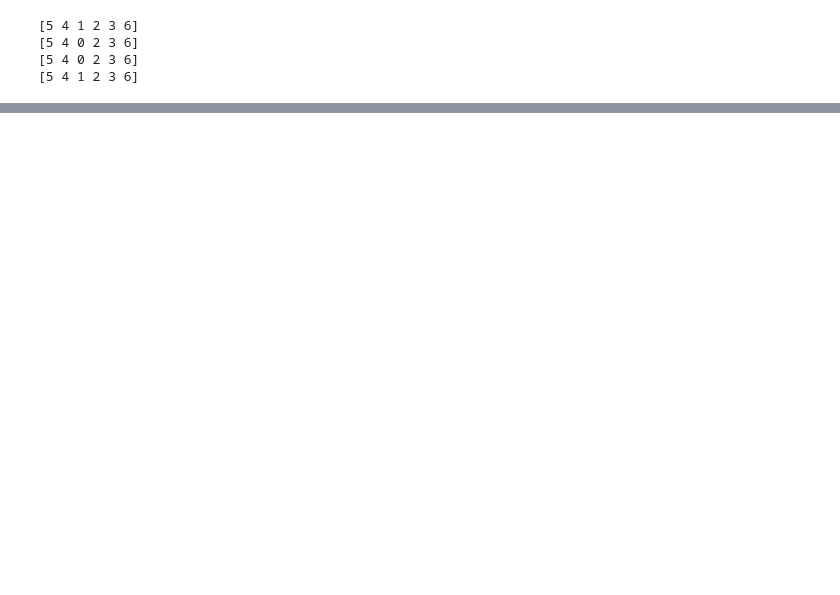
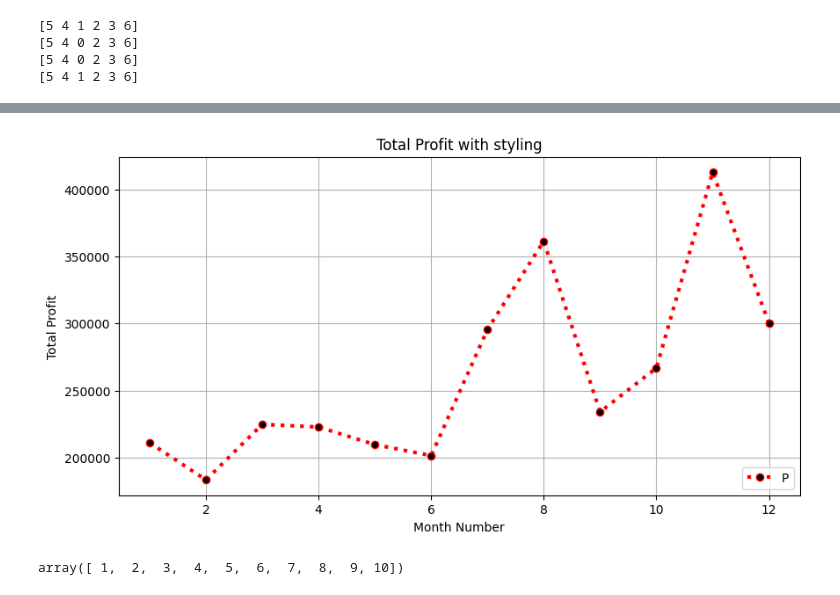
Before and after one commit to Xlength/GLA, a Jupyter notebook: Self_Attempt/Self_Attempt-Numpy.ipynb, the cells around one changed output, grey strips where cells are left out. Cells and saved outputs as stored; diff of their text form; code cells hidden in the pictures; blank space fills up the shorter version.

```diff
--- a/Self_Attempt/Self_Attempt-Numpy.ipynb
+++ b/Self_Attempt/Self_Attempt-Numpy.ipynb
@@ -368,0 +386,3 @@ print(arr3)
+# %%
+a={0:'zhang',1:'zhi',2:'xing'}
+a[1]
@@ -368,0 +391,8 @@ print(arr3)
+# %%
+def fu(a):
+    a=100
+    return a
+a=10
+print(a)
+a=fu(a)
+print(a)
@@ -368,0 +434,11 @@ print(arr3)
+# %%
+import pandas as pd
+import numpy as np
+# 指定你的 CSV 文件路径
+file_path = 'sales_data.csv'
+
+# 使用 pandas 的 read_csv 函数加载 CSV 文件
+data = pd.read_csv(file_path)
+
+# 打印加载后的数据框（DataFrame）
+print(data)
@@ -368,0 +463,4 @@ print(arr3)
+# %%
+x=data['month_number']
+y=data['total_profit']
+x
@@ -368,0 +497,28 @@ print(arr3)
+# %%
+'''
+Line Style dotted and Line-color should be red
+Show legend at the lower right location.
+X label name = Month Number
+Y label name = Total Profit
+Add a circle marker.
+Line marker colour as red
+Line width should be 3
+'''
+import matplotlib.pyplot as plt
+plt.figure(figsize=(10,5))
+plt.plot(x,y,linestyle='dotted',color='red',marker='o',markerfacecolor='black',linewidth=3)
+plt.xlabel('Month Number')
+plt.title('Total Profit with styling')
+plt.ylabel('Total Profit')
+plt.grid(True)
+plt.legend('Profit',loc='lower right')
+plt.show()
+# %% [output]
+[figure, added]
+# %%
+a=np.array([1,2,3,4,5,6,7,8,'9',10])
+a=np.array([1,2,3,4,5,6,7,8,9,10])
+a+1
+a
+# %% [output]
+array([ 1,  2,  3,  4,  5,  6,  7,  8,  9, 10])
```
Also changed, not shown: parts of 19 cells of this notebook, 5 other files.
